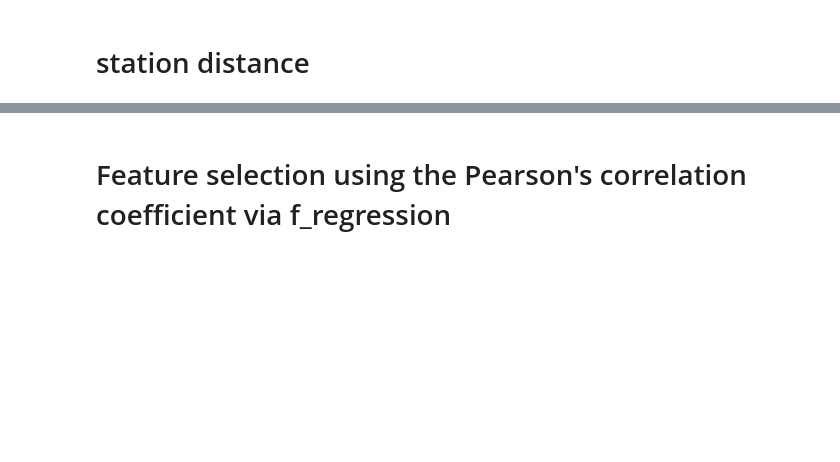
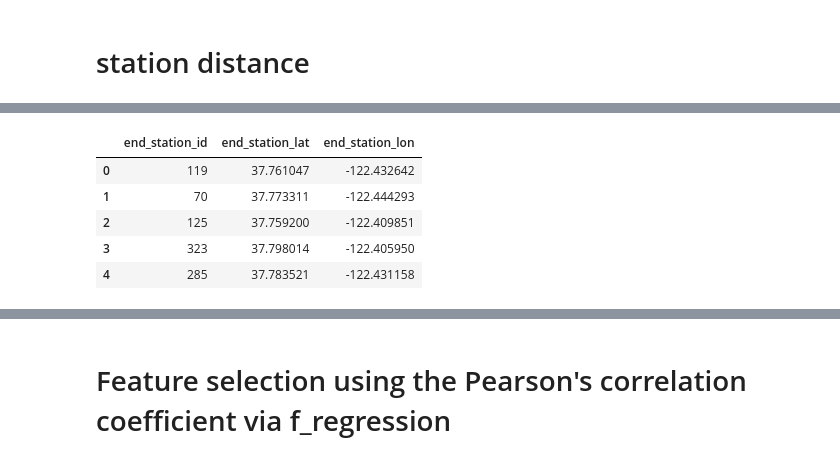
Before and after one commit to darebakdavca/Team_Project_DSML, a Jupyter notebook: Notebooks/4_Predictive_analysis.ipynb, the cells around one changed output, grey strips where cells are left out. Saved outputs shown, nothing was run; the diff lists cells and outputs as text; code cells hidden in the pictures; blank space fills up the shorter version.

```diff
--- a/Notebooks/4_Predictive_analysis.ipynb
+++ b/Notebooks/4_Predictive_analysis.ipynb
@@ -306,0 +341,14 @@ Name: station_distance, dtype: float64
+# %%
+#make a stations_df to use for displaying locations
+columns = ['end_station_id','end_station_lat','end_station_lon']
+end_stations_df = san_fran_df_geo[columns]
+end_stations_df = end_stations_df.drop_duplicates(subset=['end_station_id'])
+
+end_stations_df.head()
+# %% [output]
+|  | end_station_id | end_station_lat | end_station_lon |
+| 0 | 119 | 37.761047 | -122.432642 |
+| 1 | 70 | 37.773311 | -122.444293 |
+| 2 | 125 | 37.759200 | -122.409851 |
+| 3 | 323 | 37.798014 | -122.405950 |
+| 4 | 285 | 37.783521 | -122.431158 |
```
Also changed, not shown: parts of 63 cells of this notebook.
